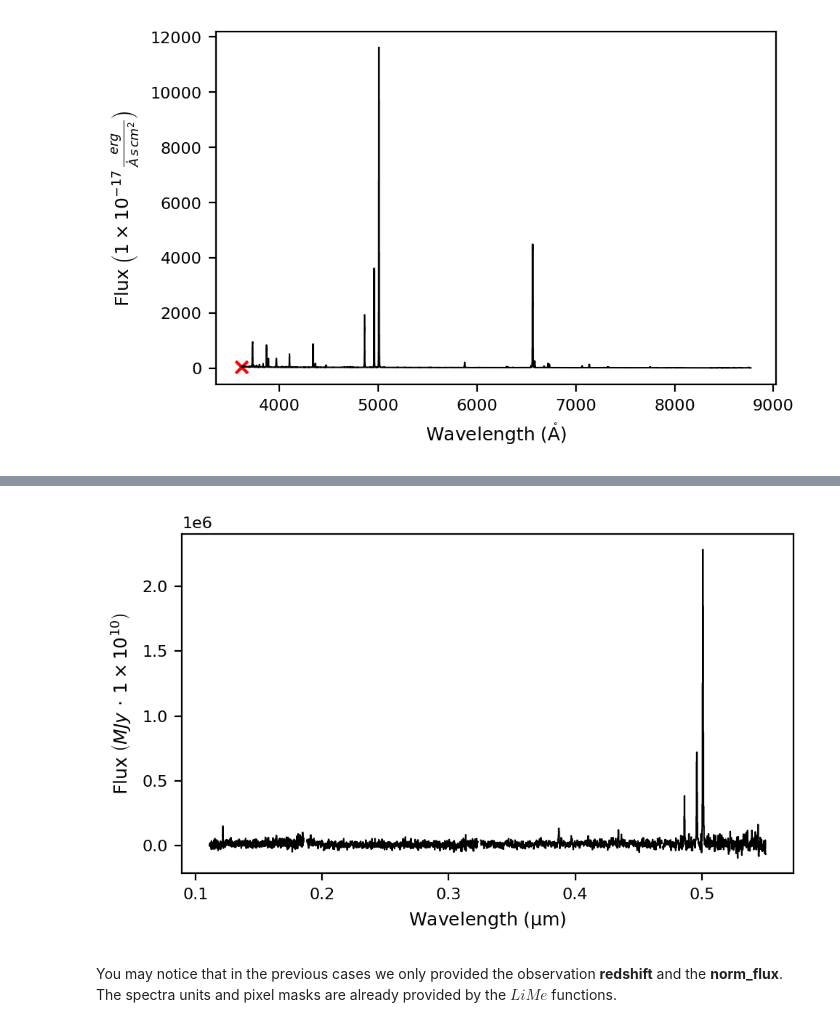
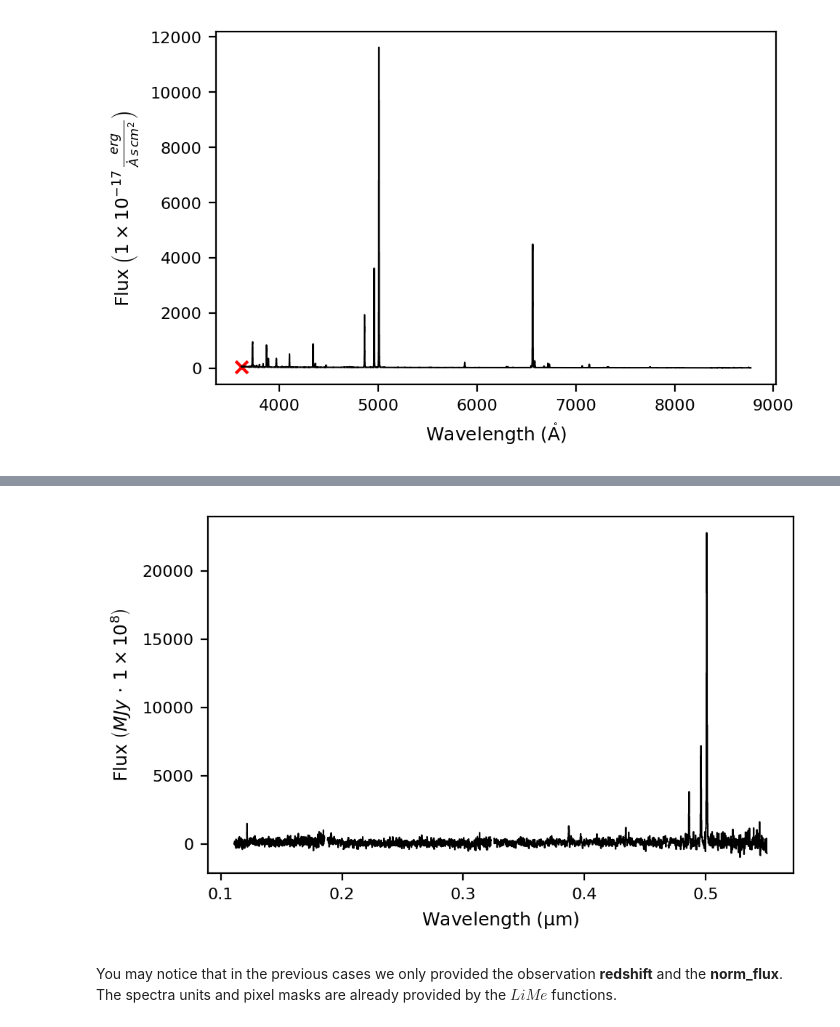
Before and after one commit to Vital-Fernandez/lime, a Jupyter notebook: examples/inputs/n_inputs1_spectra.ipynb, the cells around one changed output, grey strips where cells are left out. Saved outputs shown, nothing was run; the diff lists cells and outputs as text; code cells hidden in the pictures.

```diff
--- a/examples/inputs/n_inputs1_spectra.ipynb
+++ b/examples/inputs/n_inputs1_spectra.ipynb
@@ -60,6 +60,6 @@ spec_shoc579.plot.spectrum(rest_frame=True)
 # %% [output]
 [figure]
 # %%
-spec_ceers = lime.Spectrum.from_file(nirspec_ceers, instrument='nirspec', redshift=7.8189, norm_flux=1e-10)
+spec_ceers = lime.Spectrum.from_file(nirspec_ceers, instrument='nirspec', redshift=7.8189)
 spec_ceers.plot.spectrum(rest_frame=True)
 # %% [output]
@@ -66,4 +68,4 @@ spec_ceers.plot.spectrum(rest_frame=True)
-[figure, old version]
+[figure, new version]
 # %% [markdown]
 You may notice that in the previous cases we only provided the observation **redshift** and the **norm_flux**. The spectra units and pixel masks are already provided by the $LiMe$ functions.
 # %% [markdown]
```
Also changed, not shown: parts of 3 cells of this notebook, 19 other files.
